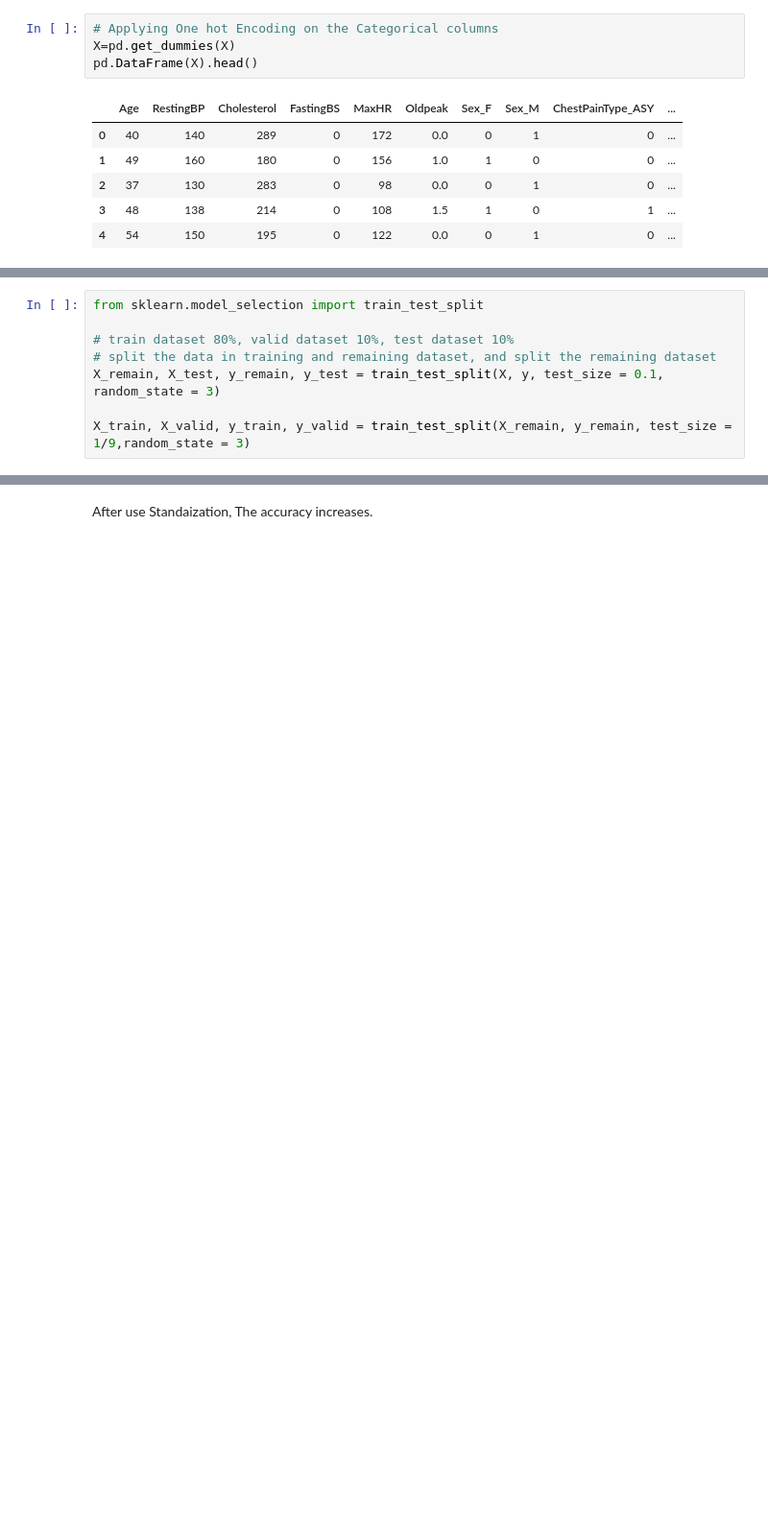
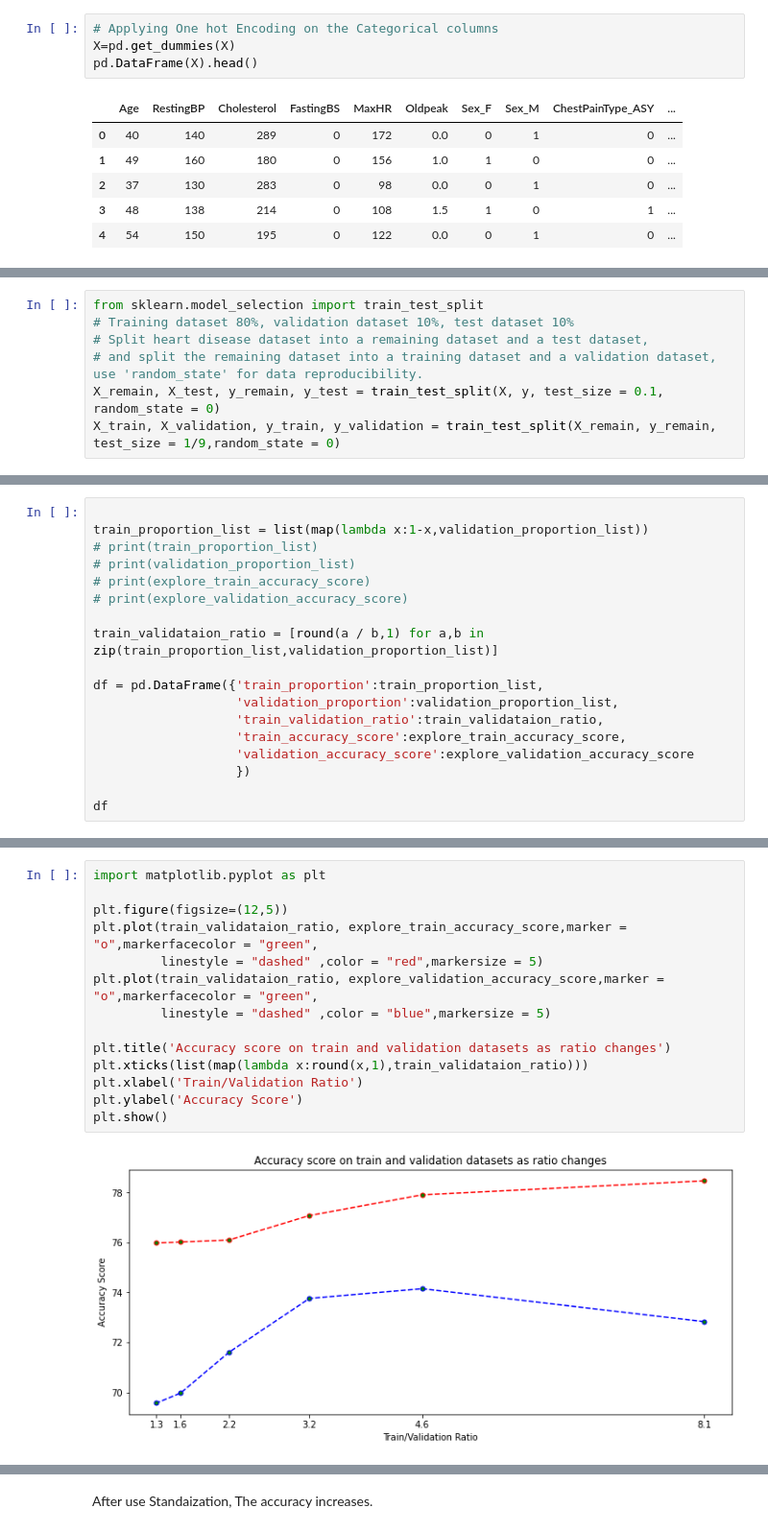
Before and after one commit to LONG-xy/Rsum_assessment, a Jupyter notebook: SectionC.ipynb, the cells around one changed output, grey strips where cells are left out. Shown at 96% size. Drawn from its saved outputs; the diff is of its cells as text; blank space fills up the shorter version.

```diff
--- a/SectionC.ipynb
+++ b/SectionC.ipynb
@@ -201,8 +99,7 @@ we split dataset into train dataset, validation dataset, and test dataset in the
 # %%
 from sklearn.model_selection import train_test_split
-
-# train dataset 80%, valid dataset 10%, test dataset 10%
-# split the data in training and remaining dataset, and split the remaining dataset
-X_remain, X_test, y_remain, y_test = train_test_split(X, y, test_size = 0.1, random_state = 3)
-
-X_train, X_valid, y_train, y_valid = train_test_split(X_remain, y_remain, test_size = 1/9,random_state = 3)
+# Training dataset 80%, validation dataset 10%, test dataset 10%
+# Split heart disease dataset into a remaining dataset and a test dataset,
+# and split the remaining dataset into a training dataset and a validation dataset, use 'random_state' for data reproducibility.
+X_remain, X_test, y_remain, y_test = train_test_split(X, y, test_size = 0.1, random_state = 0)
+X_train, X_validation, y_train, y_validation = train_test_split(X_remain, y_remain, test_size = 1/9,random_state = 0)
@@ -276,0 +148,18 @@ I get 86.96% prediction accuracy on test dataset.
+# %%
+
+train_proportion_list = list(map(lambda x:1-x,validation_proportion_list))
+# print(train_proportion_list)
+# print(validation_proportion_list)
+# print(explore_train_accuracy_score)
+# print(explore_validation_accuracy_score)
+
+train_validataion_ratio = [round(a / b,1) for a,b in zip(train_proportion_list,validation_proportion_list)]
+
+df = pd.DataFrame({'train_proportion':train_proportion_list,
+                   'validation_proportion':validation_proportion_list,
+                   'train_validation_ratio':train_validataion_ratio,
+                   'train_accuracy_score':explore_train_accuracy_score,
+                   'validation_accuracy_score':explore_validation_accuracy_score
+                   })
+
+df
@@ -276,0 +177,16 @@ I get 86.96% prediction accuracy on test dataset.
+# %%
+import matplotlib.pyplot as plt
+
+plt.figure(figsize=(12,5))
+plt.plot(train_validataion_ratio, explore_train_accuracy_score,marker = "o",markerfacecolor = "green",
+         linestyle = "dashed" ,color = "red",markersize = 5)
+plt.plot(train_validataion_ratio, explore_validation_accuracy_score,marker = "o",markerfacecolor = "green",
+         linestyle = "dashed" ,color = "blue",markersize = 5)
+
+plt.title('Accuracy score on train and validation datasets as ratio changes')
+plt.xticks(list(map(lambda x:round(x,1),train_validataion_ratio)))
+plt.xlabel('Train/Validation Ratio')
+plt.ylabel('Accuracy Score')
+plt.show()
+# %% [output]
+[figure, added]
```
Also changed, not shown: parts of 45 cells of this notebook.
